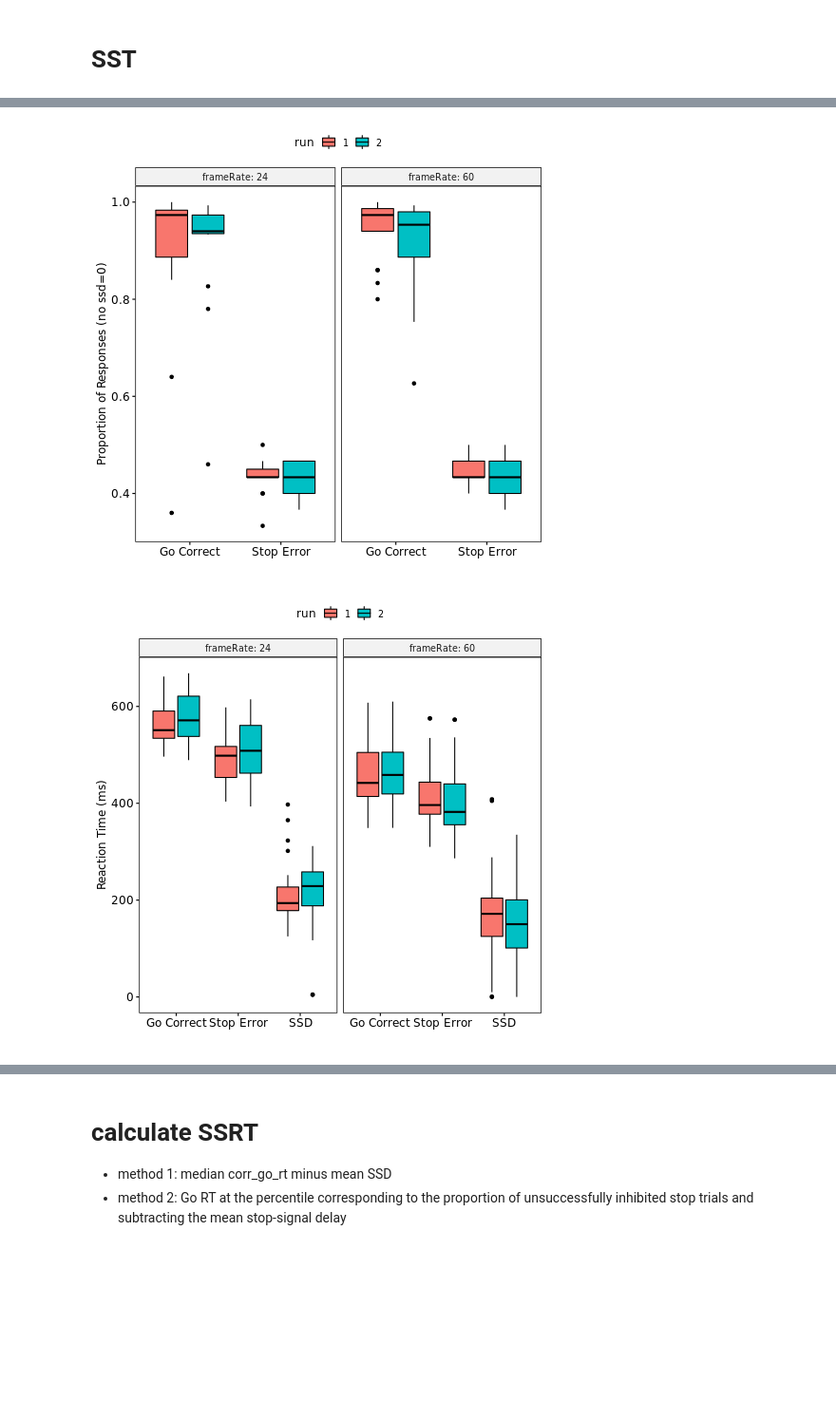
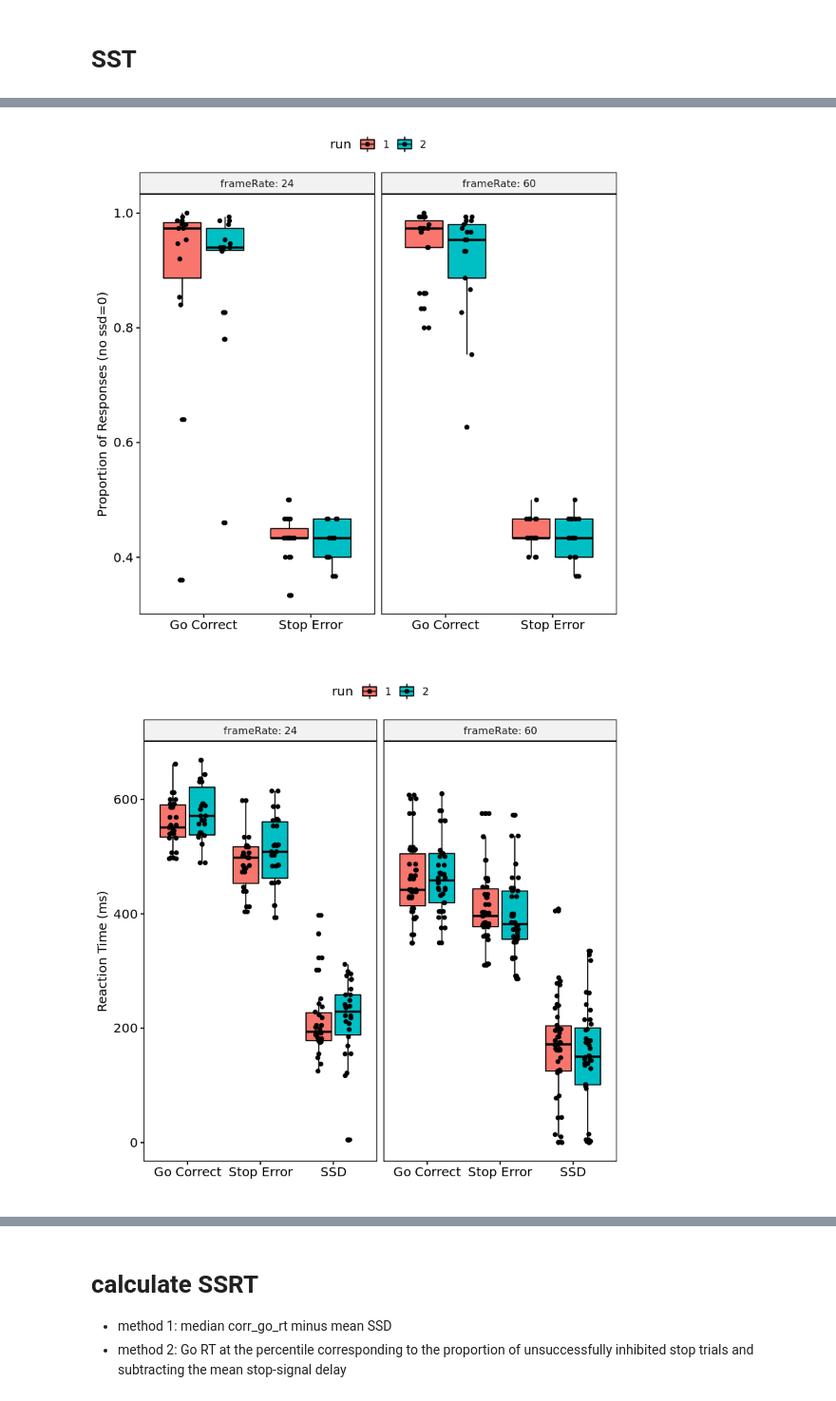
Before and after one commit to tbweng/ULG, a Jupyter notebook: analyses/ULG_fMRI-task_bdata_R.ipynb, the cells around one changed output, grey strips where cells are left out. Shown: that part at 95% size. Cells and saved outputs as stored; diff of their text form; code cells hidden in the pictures; blank space fills up the shorter version.

```diff
--- a/analyses/ULG_fMRI-task_bdata_R.ipynb
+++ b/analyses/ULG_fMRI-task_bdata_R.ipynb
@@ -172,22 +123,20 @@ SST_prop %>%
 # %%
-%%R
 # filter out SSD = 0
 names(SST_prop_filt)[names(SST_prop_filt) == 'value'] <- 'prop'
 
 SST_prop_filt %>%
   group_by(condition, run) %>%
-  ggboxplot(., "condition", "prop", fill = "run", ylab = "Proportion of Responses (no ssd=0)", xlab = "", facet.by = "frameRate", short.panel.labs = FALSE) +
+  ggboxplot(., "condition", "prop", fill = "run", ylab = "Proportion of Responses (no ssd=0)", xlab = "", add = "jitter", facet.by = "frameRate", short.panel.labs = FALSE) +
     scale_x_discrete(labels = c('Go Correct','Stop Error', 'SSD'))
 # %% [output]
-[figure, old version]
+[figure, new version]
 # %%
-%%R
 names(SST_rt)[names(SST_rt) == 'value'] <- 'RT'
 
 SST_rt %>%
   group_by(condition, run) %>%
-  ggboxplot(., "condition", "RT", fill = "run", ylab = "Reaction Time (ms)", xlab = "", facet.by = "frameRate", short.panel.labs = FALSE) +
+  ggboxplot(., "condition", "RT", fill = "run", ylab = "Reaction Time (ms)", xlab = "", add = "jitter", facet.by = "frameRate", short.panel.labs = FALSE) +
     scale_x_discrete(labels = c('Go Correct','Stop Error', 'SSD'))
 # %% [output]
-[figure, old version]
+[figure, new version]
 # %%
```
Also changed, not shown: parts of 19 cells of this notebook.
